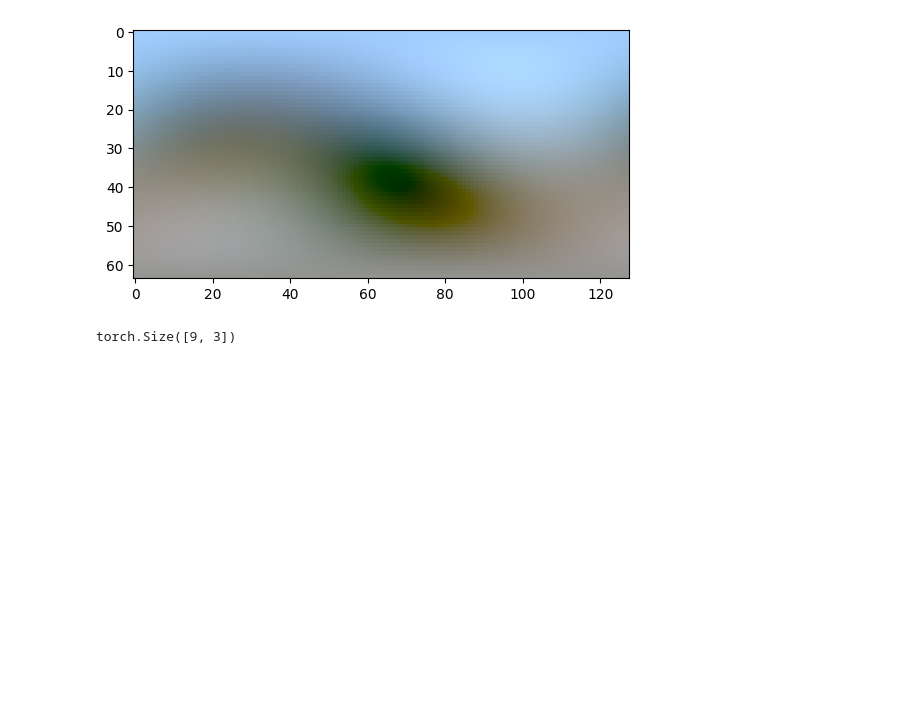
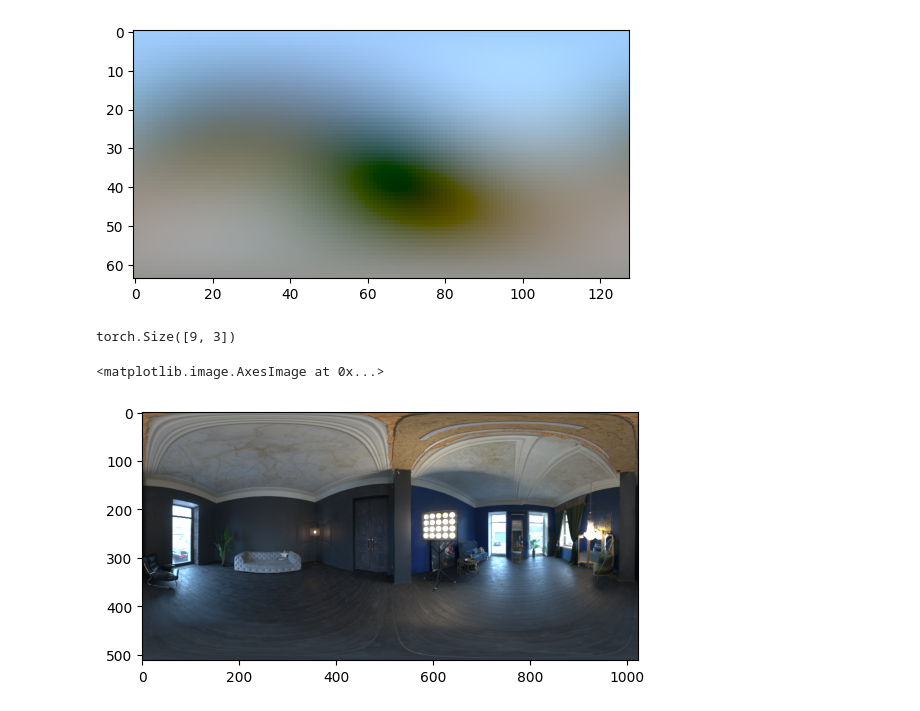
Before and after one commit to JADGardner/ns_reni, a Jupyter notebook: reni/notebooks/reni_tests.ipynb, the cells around one changed output. Saved outputs shown, nothing was run; the diff lists cells and outputs as text; code cells hidden in the pictures; blank space fills up the shorter version.

```diff
--- a/reni/notebooks/reni_tests.ipynb
+++ b/reni/notebooks/reni_tests.ipynb
@@ -244,0 +260,39 @@ import torch
+# %%
+config = EnvironmentMapFieldConfig(
+    path='/workspace/blue_photo_studio_1k.exr',
+    resolution=(64, 128),
+    trainable=False,
+    apply_padding=True,
+    fixed_decoder=True
+)
+
+envmap_field = EnvironmentMapField(config, 10, 10)
+envmap_field = envmap_field.to('cpu')
+equiH = envmap_field.train_envmaps.shape[2]
+equiW = 2 * equiH
+# %%
+from nerfstudio.cameras.cameras import Cameras, CameraType
+
+cx = torch.tensor(equiW // 2, dtype=torch.float32).repeat(1)
+cy = torch.tensor(equiH // 2, dtype=torch.float32).repeat(1)
+fx = torch.tensor(equiH, dtype=torch.float32).repeat(1)
+fy = torch.tensor(equiH, dtype=torch.float32).repeat(1)
+
+c2w = torch.tensor([[[-1, 0, 0, 0],
+                     [0, 0, 1, 0],
+                     [0, 1, 0, 0]]], dtype=torch.float32).repeat(1, 1, 1)
+
+
+cameras = Cameras(fx=fx, fy=fy, cx=cx, cy=cy, camera_to_worlds=c2w, camera_type=CameraType.EQUIRECTANGULAR)
+
+ray_bundle = cameras.generate_rays(camera_indices=0, keep_shape=True)
+ray_bundle.camera_indices = ray_bundle.camera_indices.to('cpu').reshape(-1)
+ray_bundle.directions = ray_bundle.directions.to('cpu').reshape(-1, 3)
+
+output = envmap_field.forward(ray_bundle, rotation=None)
+# %%
+img = output[RENIFieldHeadNames.RGB].reshape(equiH, equiW, 3)
+plt.imshow(linear_to_sRGB(img).cpu().detach().numpy())
+# %% [output]
+<matplotlib.image.AxesImage at 0x...>
+[figure, added]
```
Also changed, not shown: parts of 10 cells of this notebook, 5 other files.
